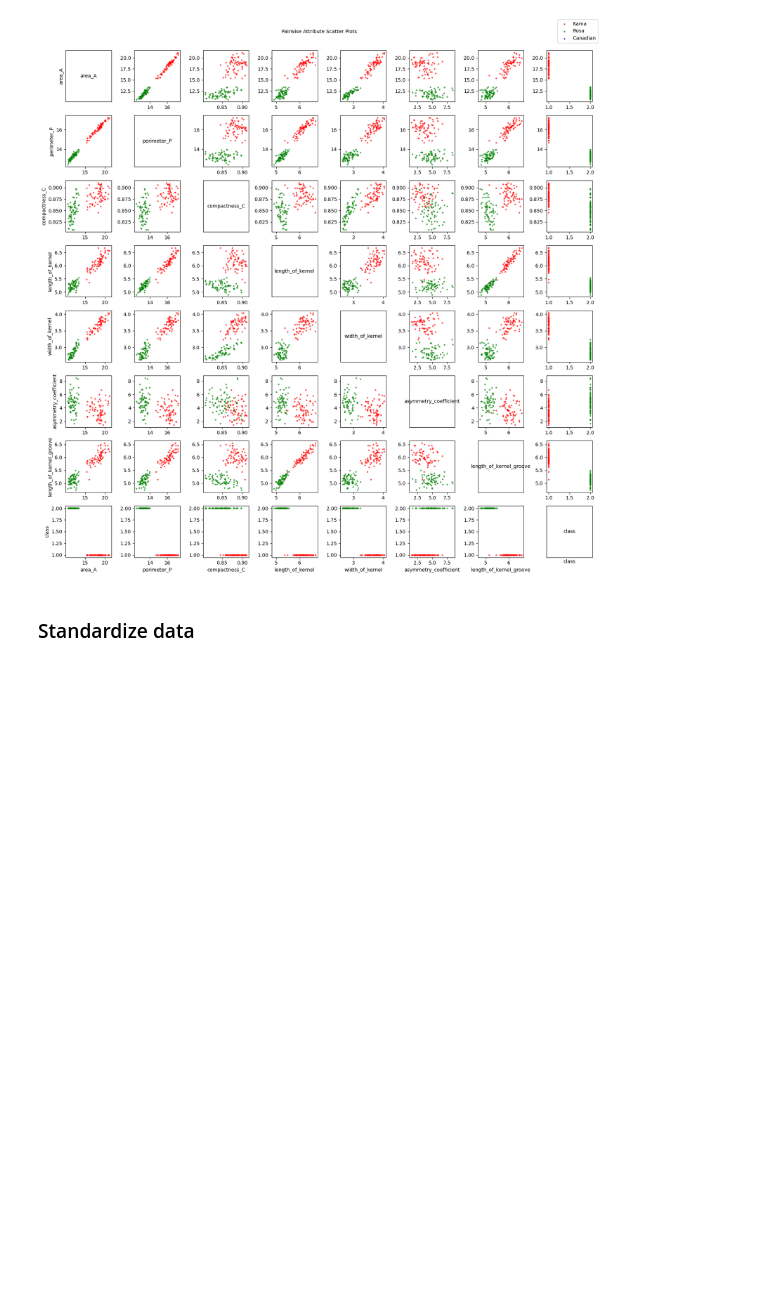
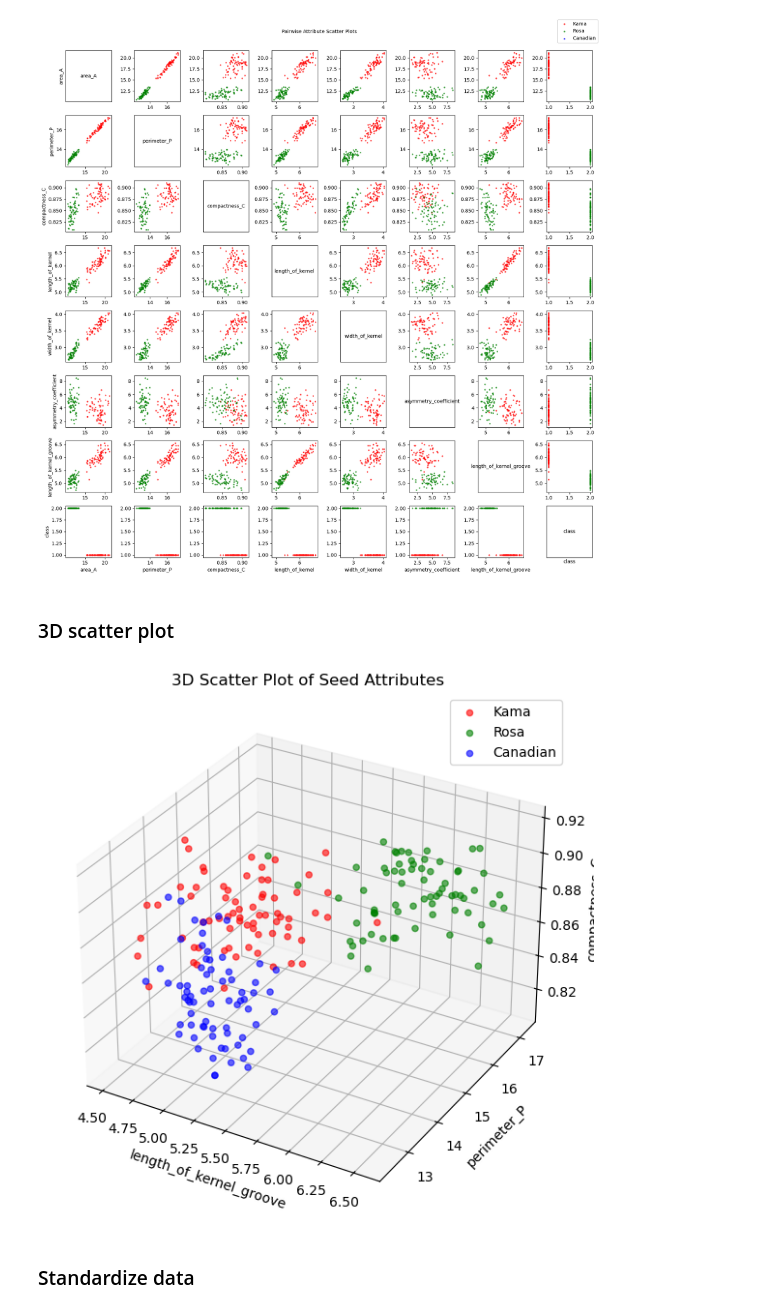
Before and after one commit to Connorudd02/Project_1, a Jupyter notebook: Project_1.ipynb, the cells around one changed output. Saved outputs shown, nothing was run; the diff lists cells and outputs as text; code cells hidden in the pictures; blank space fills up the shorter version.

Commit message:
Add 3D scatter plot

```diff
--- a/Project_1.ipynb
+++ b/Project_1.ipynb
@@ -121,6 +121,30 @@ plt.tight_layout(rect=[0, 0, 1, 0.97])
 plt.show()
 # %% [output]
 [figure]
+# %% [markdown]
+### 3D scatter plot
+# %%
+# Create a new figure for the 3D scatter plot
+fig1 = plt.figure(figsize=(10, 7))
+ax1 = fig1.add_subplot(111, projection="3d")
+
+# Choose three attributes (modify indices as needed)
+a, b, d = 6, 1, 2  # Example: First three attributes
+
+# Plot each class separately
+for c1, color1 in zip(range(3), colors):  # Classes are labeled 1, 2, 3
+    mask = y == c1
+    ax1.scatter(X[mask, a], X[mask, b], X[mask, d], color=color1, alpha=0.6, s=20)
+
+# Labels and title
+ax1.set_xlabel(attributeNames[a])
+ax1.set_ylabel(attributeNames[b])
+ax1.set_zlabel(attributeNames[d])
+ax1.set_title("3D Scatter Plot of Seed Attributes")
+ax1.legend(classNames)
+plt.show()
+# %% [output]
+[figure, added]
 # %% [markdown]
 ### Standardize data
 # %%
```
